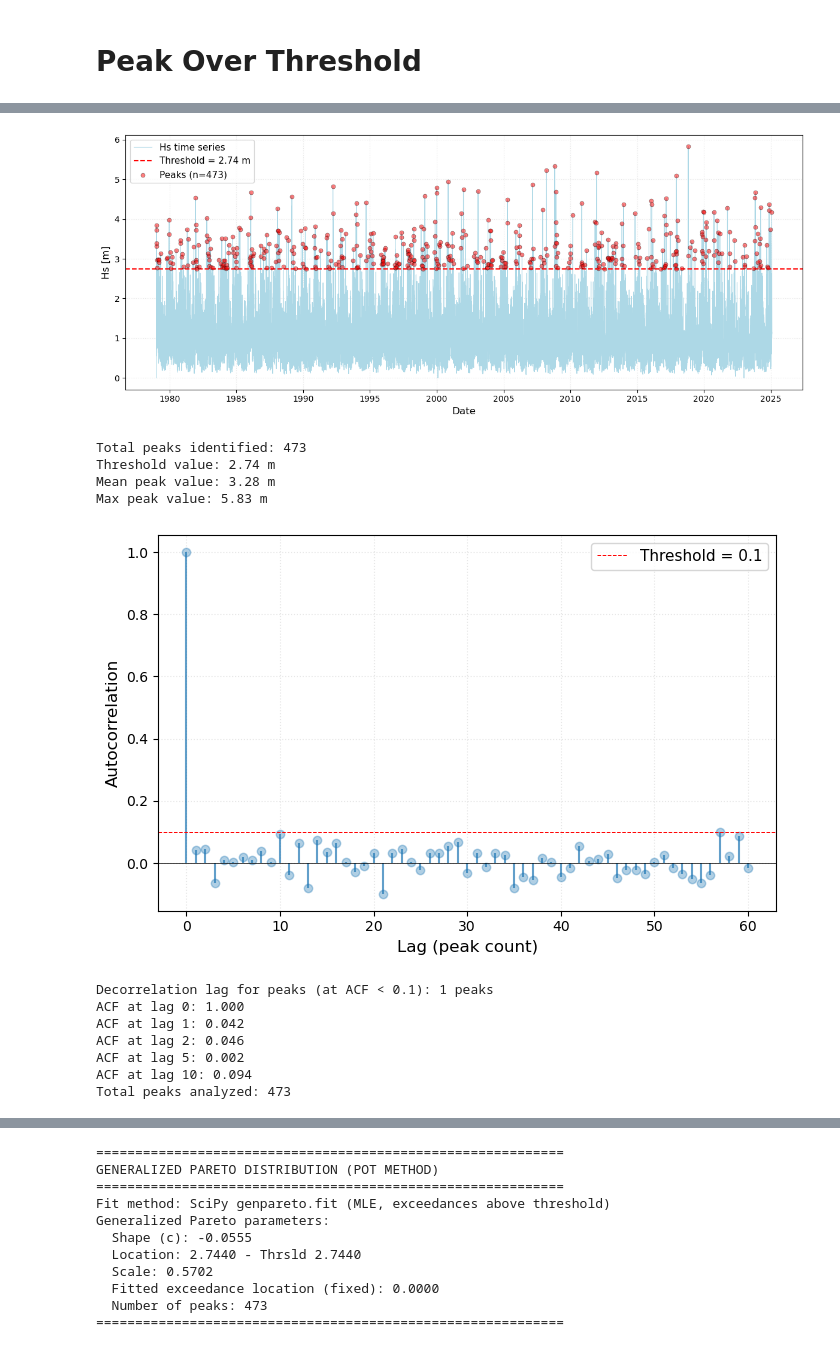
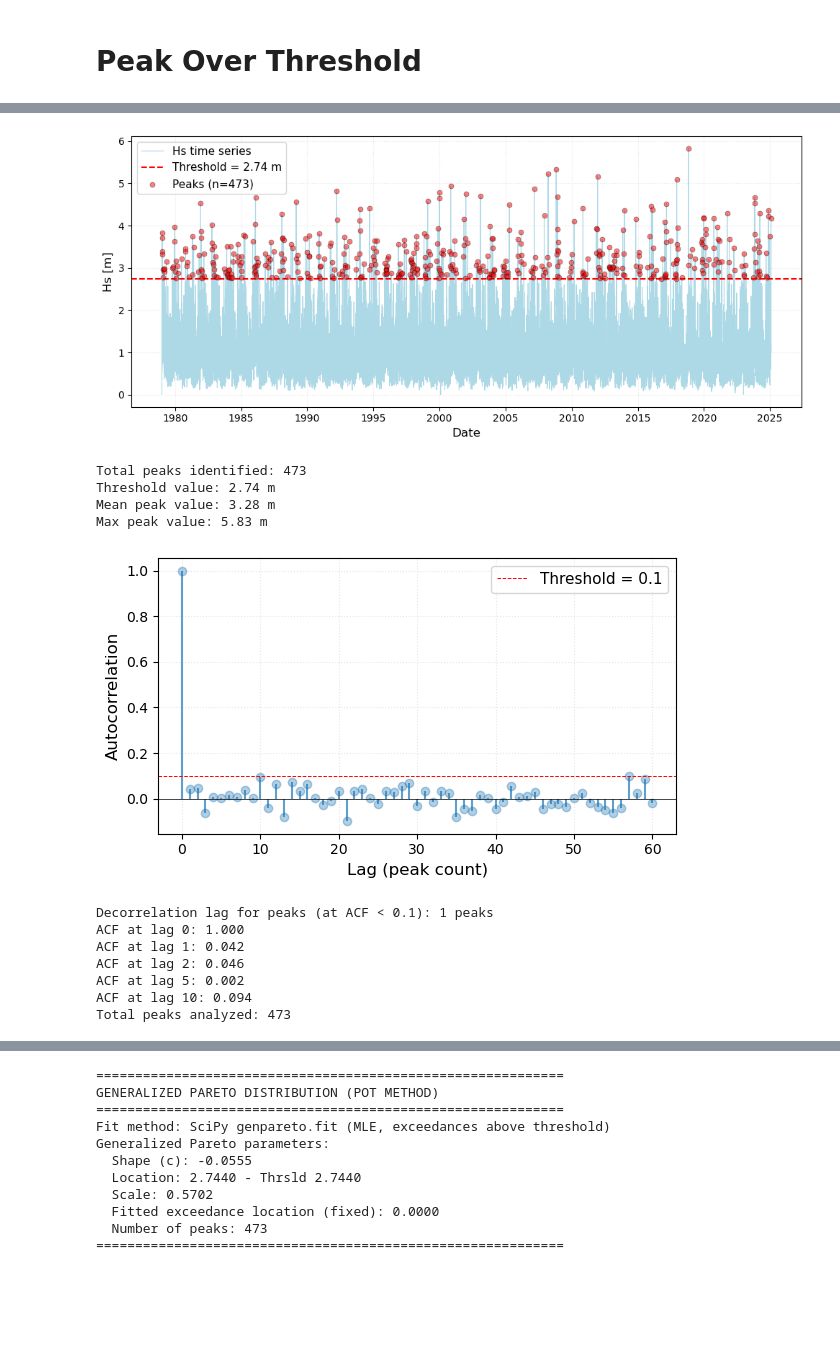
Before and after one commit to giospud/meteocean-tools, a Jupyter notebook: EVA/eva_AM_POT.ipynb, the cells around one changed output, grey strips where cells are left out. Drawn from its saved outputs; the diff is of its cells as text; code cells hidden in the pictures; blank space fills up the shorter version.

```diff
--- a/EVA/eva_AM_POT.ipynb
+++ b/EVA/eva_AM_POT.ipynb
@@ -241,39 +337,37 @@ peaks_df = pdW.loc[peak_indices]
 # %%
 # Plot original Hs time series with threshold and peaks
-plt.figure(figsize=(12, 5))
+plt.figure(figsize=(10, 4.5))
 
 # Plot the original Hs time series
 plt.plot(pdW.index, pdW[var], color='lightblue', linewidth=0.8, label='Hs time series')
 
 # Plot the threshold line
 plt.axhline(y=thrsld, color='red', linestyle='--', linewidth=1.5, label=f'Threshold = {thrsld:.2f} m')
 
 # Plot the identified peaks
 plt.scatter(peaks_df.index, peaks_df[var], color='red', s=25, zorder=5,
             edgecolors='black', alpha=0.5,linewidth=0.5, label=f'Peaks (n={len(peaks_df)})')
 
 plt.xlabel('Date', fontsize=12)
 plt.ylabel(var + un_var[var], fontsize=12)
 #plt.title('Peak Over Threshold Analysis', fontsize=13, fontweight='bold')
 plt.legend(fontsize=11)
 plt.grid(True, alpha=0.3, linestyle='dotted')
 plt.tight_layout()
 plt.show()
 
 print(f"Total peaks identified: {len(peaks_df)}")
 print(f"Threshold value: {thrsld:.2f} m")
 print(f"Mean peak value: {peaks_df[var].mean():.2f} m")
 print(f"Max peak value: {peaks_df[var].max():.2f} m")
 # %% [output]
-[figure, old version]
+[figure, new version]
 Total peaks identified: 473
 Threshold value: 2.74 m
 Mean peak value: 3.28 m
 Max peak value: 5.83 m
 # %%
 # Evaluating autocorrelation and decorrelation time for peaks_df
-var = 'Hs'
-
 # Get peaks values
 peaks_hs = peaks_df[var].values
 
@@ -281,7 +375,7 @@ peaks_hs = peaks_df[var].values
 acf_peaks = wa.calculate_acf(peaks_hs, nlags=min(60, len(peaks_hs)-1))
 
 # Plot autocorrelation
-plt.figure(figsize=(7, 4.5))
+plt.figure(figsize=(6, 3.5))
 markerline, stemlines, baseline = plt.stem(range(len(acf_peaks)), acf_peaks, basefmt=' ')
 stemlines.set_alpha(0.7)
 markerline.set_alpha(0.35)
@@ -315,7 +409,7 @@ if len(acf_peaks) > 10:
     print(f"ACF at lag 10: {acf_peaks[10]:.3f}")
 print(f"Total peaks analyzed: {len(peaks_hs)}")
 # %% [output]
-[figure, old version]
+[figure, new version]
 Decorrelation lag for peaks (at ACF < 0.1): 1 peaks
 ACF at lag 0: 1.000
 ACF at lag 1: 0.042
```
Also changed, not shown: parts of 24 cells of this notebook, 1 other file.
